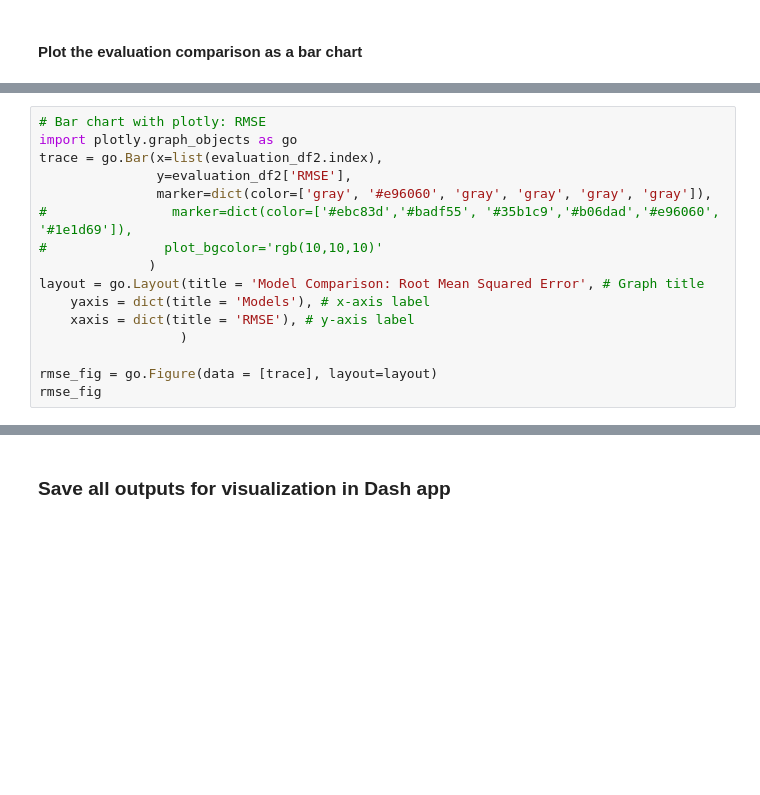
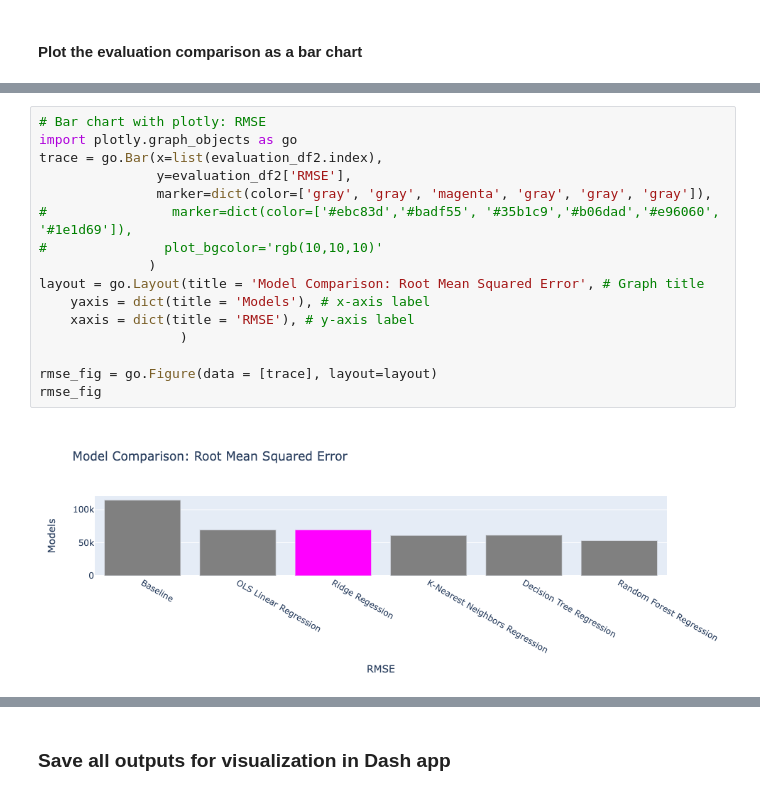
Before and after one commit to tanvithakur94/502-california-housing-regression, a Jupyter notebook: analysis/california-housing-simplified.ipynb, the cells around one changed output, grey strips where cells are left out. Cells and saved outputs as stored; diff of their text form; blank space fills up the shorter version.

```diff
--- a/analysis/california-housing-simplified.ipynb
+++ b/analysis/california-housing-simplified.ipynb
@@ -749,19 +776,21 @@ evaluation_df2
 # %%
 # Bar chart with plotly: RMSE
 import plotly.graph_objects as go
 trace = go.Bar(x=list(evaluation_df2.index),
                y=evaluation_df2['RMSE'],
-               marker=dict(color=['gray', '#e96060', 'gray', 'gray', 'gray', 'gray']),
+               marker=dict(color=['gray', 'gray', 'magenta', 'gray', 'gray', 'gray']),
 #                marker=dict(color=['#ebc83d','#badf55', '#35b1c9','#b06dad','#e96060', '#1e1d69']),
 #               plot_bgcolor='rgb(10,10,10)'
               )
 layout = go.Layout(title = 'Model Comparison: Root Mean Squared Error', # Graph title
     yaxis = dict(title = 'Models'), # x-axis label
     xaxis = dict(title = 'RMSE'), # y-axis label
                   )
 
 rmse_fig = go.Figure(data = [trace], layout=layout)
 rmse_fig
+# %% [output]
+[figure, added]
 # %%
 # Bar chart with plotly: R-Squared
 import plotly.graph_objects as go
```
Also changed, not shown: parts of 11 cells of this notebook, 4 other files.
